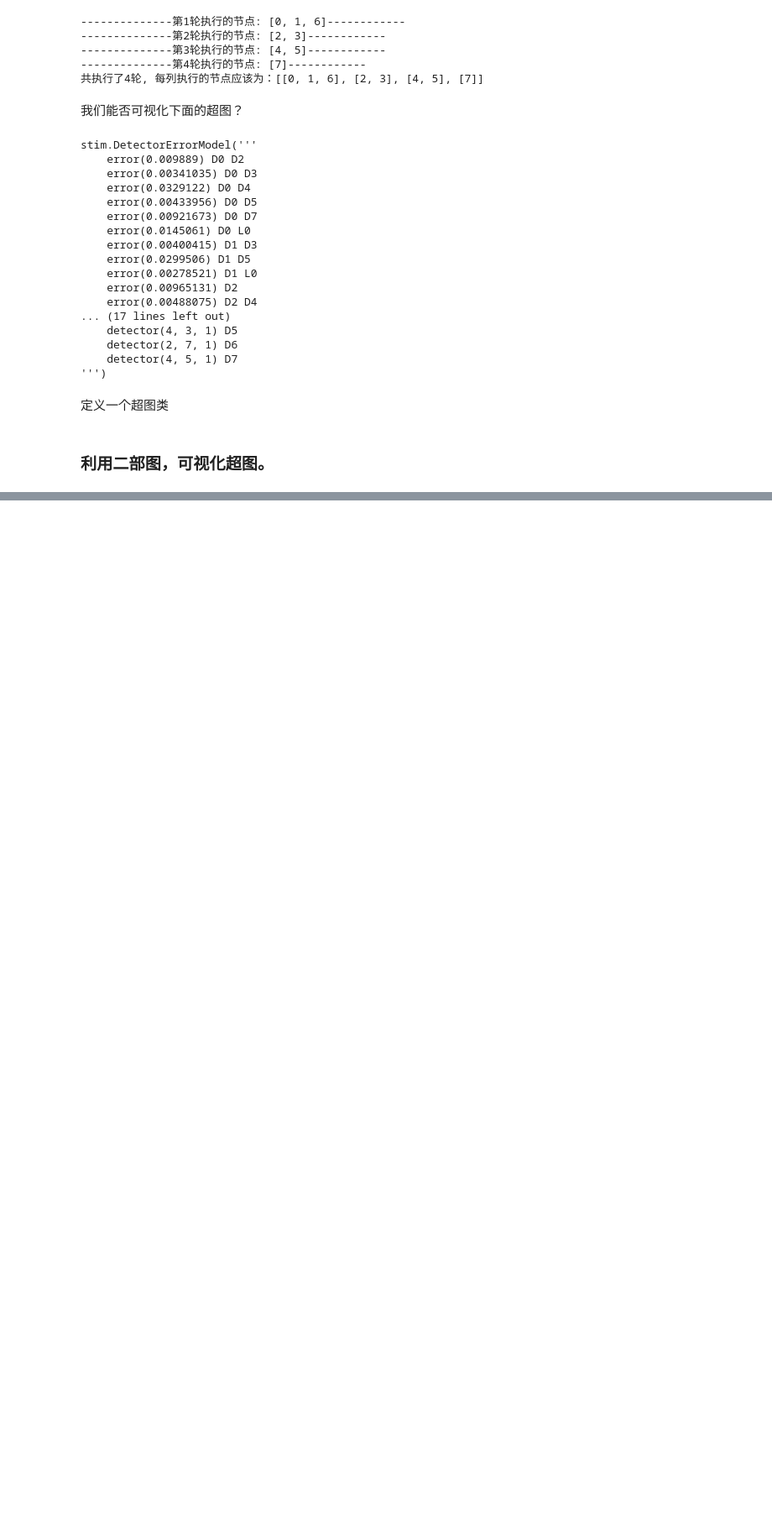
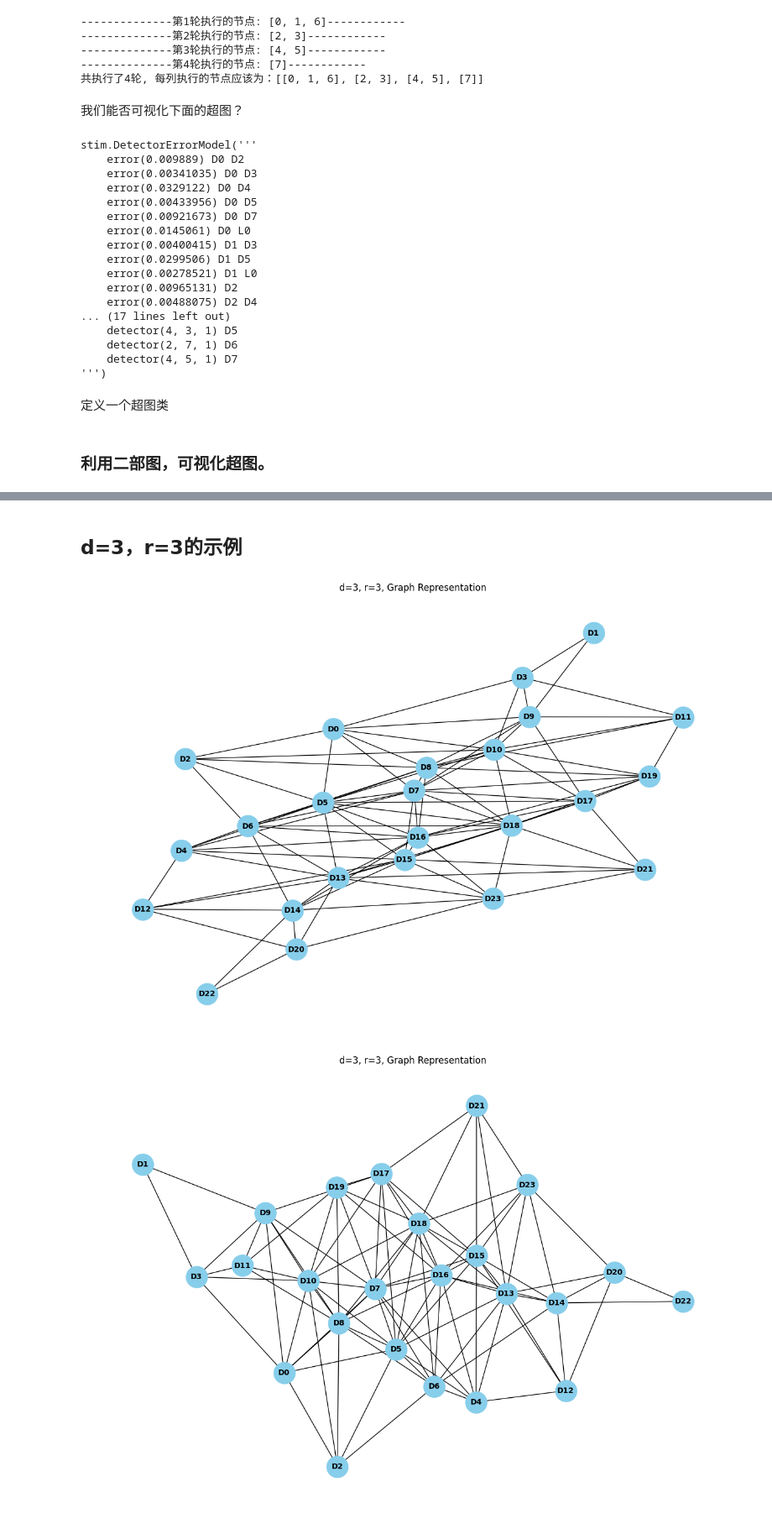
Before and after one commit to kechen666/google_qec_3_experiment, a Jupyter notebook: google_qec_surface_code/parallel_mld.ipynb, the cells around one changed output, grey strips where cells are left out. Shown at 84% size. Cells and saved outputs as stored; diff of their text form; code cells hidden in the pictures; blank space fills up the shorter version.

Commit message:
fix(parallel mld study): use the ipynb to find the hypergraph structure. To achieve more efficient parallelism, it is necessary to make good use of the connectivity structure of the hypergraph.

```diff
--- a/google_qec_surface_code/parallel_mld.ipynb
+++ b/google_qec_surface_code/parallel_mld.ipynb
@@ -169,0 +209,63 @@ plt.show()
+# %% [markdown]
+## d=3，r=3的示例
+# %%
+from MLD import MaxLikelihoodDecoder
+import stim
+
+circuit_noisy = stim.Circuit.from_file("./data/surface_code_bZ_d3_r03_center_3_5/circuit_noisy.stim")
+detector_error_model = circuit_noisy.detector_error_model()
+
+ml_decoder = MaxLikelihoodDecoder(detector_error_model, detector_error_model.num_detectors)
+# 计算每个节点的相邻节点
+detector_connectivity = ml_decoder.compute_detector_connectivity(have_logical_observable=False)
+# %%
+import logging
+import matplotlib as mpl
+
+# 设置matplotlib的日志级别为WARNING
+mpl.set_loglevel('WARNING')
+
+# 设置全局日志级别为 WARNING
+logging.basicConfig(level=logging.WARNING)
+
+import networkx as nx
+import matplotlib.pyplot as plt
+
+# 定义邻接列表
+edges = detector_connectivity
+
+# 创建图
+G = nx.Graph()
+
+# 添加边
+for node, neighbors in edges.items():
+    for neighbor in neighbors:
+        G.add_edge(node, f'D{neighbor}')
+
+# 绘制图
+plt.figure(figsize=(12, 8))
+
+pos = nx.spring_layout(G)  # 使用弹簧布局
+
+# pos = nx.circular_layout(G)  # 使用环形布局,使用 circular_layout 来使图对称
+# pos = nx.shell_layout(G,nlist=[[f'D{i}' for i in range(0,4)], [f'D{i}' for i in range(4,12)], [f'D{i}' for i in range(12,20)], [f'D{i}' for i in range(20,24)]])
+
+# pos = nx.multipartite_layout(G, subset_key="group")
+
+nx.draw(G, pos, with_labels=True, node_size=800, node_color='skyblue', font_size=10, font_weight='bold')
+
+
+
+
+# 绘制图
+# nx.draw(
+#     G, pos, with_labels=True,
+#     node_size=800, node_color='skyblue',
+#     edge_color='gray', font_size=10,
+#     font_weight='bold'
+# )
+plt.title('d=3, r=3, Graph Representation')
+plt.show()
+# %% [output]
+[figure, added]
+[figure, added]
```
Also changed, not shown: parts of 27 cells of this notebook.
